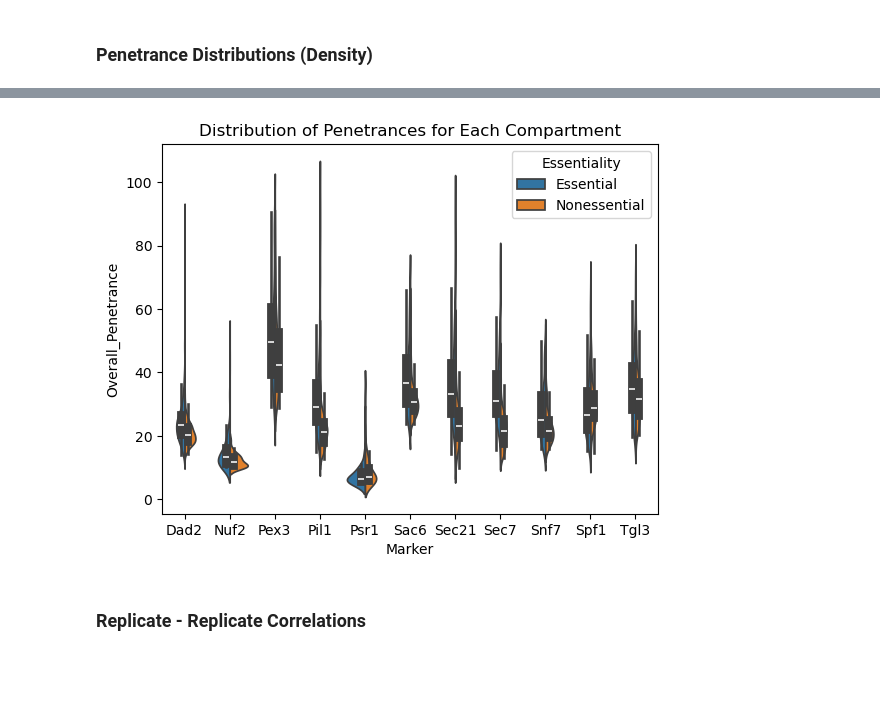
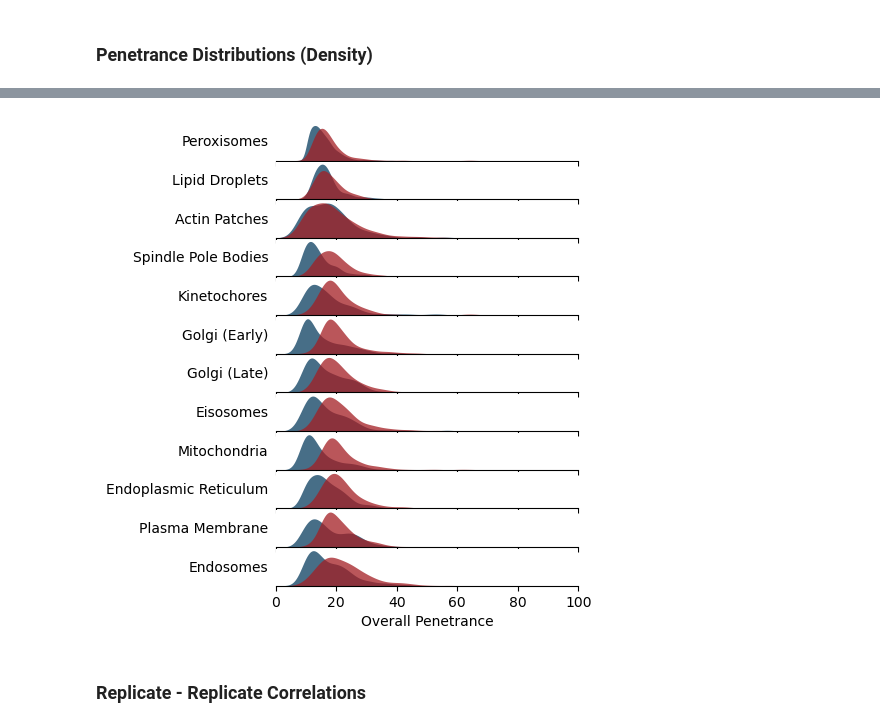
Before and after one commit to arsam-dj/MarkerProject, a Jupyter notebook: 12_make_plots_with_phenotype_data.ipynb, the cells around one changed output, grey strips where cells are left out. Cells and saved outputs as stored; diff of their text form; code cells hidden in the pictures; blank space fills up the shorter version.

```diff
--- a/12_make_plots_with_phenotype_data.ipynb
+++ b/12_make_plots_with_phenotype_data.ipynb
@@ -239,7 +326,7 @@ genes_causing_defects = []
 for marker in markers:
     sheetD_ORFs =  (
         pl
-        .read_excel(f"/home/alex/alex_files/markerproject_redux/strain_filtering/Compartments/filtered_strain_workbooks/{marker}_filtered_strains.xlsx", sheet_name="SheetD")
+        .read_excel(f"/home/alex/alex_files/markerproject_redux/strain_filtering/{phenotype_set}/filtered_strain_workbooks/{marker}_filtered_strains.xlsx", sheet_name="SheetD")
         .with_columns(
             (
                 pl
@@ -251,6 +338,7 @@ for marker in markers:
         .select(["Essentiality", "Overall_Penetrance"])
     )
     genes_causing_defects.append(sheetD_ORFs)
+
 genes_causing_defects = (
     pl
     .concat(genes_causing_defects, how="vertical")
@@ -258,6 +346,19 @@ genes_causing_defects = (
     .to_pandas()
     )
 
-plt.figure(figsize=(8,6))
-sns.kdeplot(data = genes_causing_defects, x = 'Overall_Penetrance', hue = 'Essentiality', linewidth = 2, fill = True,  legend = True)
+plt.figure(figsize=(5,2))
+sns.kdeplot(
+    data = genes_causing_defects,
+    x = "Overall_Penetrance",
+    hue = "Essentiality",
+    linewidth = 0,
+    fill = True,
+    alpha=0.75,
+    palette={"Nonessential": "#093D5F",
+             "Essential": "#A31E23"},
+    legend = True)
+
+plt.savefig("/mnt/c/Users/peree/OneDrive/Desktop/penetrance_density.pdf", format="pdf",  bbox_inches="tight")
+plt.show()
+plt.close()
 # %% [output]
@@ -268,37 +368,109 @@ sns.kdeplot(data = genes_causing_defects, x = 'Overall_Penetrance', hue = 'Essen
 # %%
 ## Read data
 marker_dfs = []
 for marker in markers:
     #renamed_marker = {col: f"{marker}_{col}" for col in pen_cols_to_select}
     marker_df = (
         pl
         .read_excel(f"/home/alex/alex_files/markerproject_redux/strain_filtering/{phenotype_set}/filtered_strain_workbooks/{marker}_filtered_strains.xlsx", sheet_name="SheetD")
         .with_columns(
             (pl.lit(marker).alias("Marker")),
             (
                 pl
                 .when(pl.col("Strain_ID").str.contains("tsa"))
                 .then(pl.lit("Essential"))
                 .otherwise(pl.lit("Nonessential"))
             ).alias("Essentiality"),
             (pl.col("Overall_Penetrance") * 100)
             )
         .select(["Marker", "ORF", "Strain_ID", "Essentiality"] + [pen_col_to_select])
         .filter(~pl.col("ORF").is_in(["YOR202W", "YMR271C"]))
         .drop("ORF")
         )
     marker_dfs.append(marker_df)
 
 combined_df = pl.concat(marker_dfs, how="vertical")
 
+markers_order = (
+    combined_df
+    .group_by(["Marker"])
+    .agg(pl.col("Overall_Penetrance").median().alias("Median_Penetrance"))
+    .sort("Median_Penetrance", descending=False)
+)["Marker"].to_list()
 
-# Plot
-sns.violinplot(x="Marker", y="Overall_Penetrance", hue="Essentiality", data=combined_df, split=True)
-plt.title("Distribution of Penetrances for Each Compartment")
+df = combined_df.to_pandas()
+
+# --- figure with 2 columns: labels | plots ---
+fig = plt.figure(figsize=(4, 6))
+gs = gridspec.GridSpec(
+    nrows=len(markers_order),
+    ncols=2,
+    width_ratios=[0, 1],   # label column is narrow
+    hspace=0.05,
+    wspace=0.05
+)
+
+axes_plot = []
+
+for i, marker in enumerate(markers_order):
+
+    sub = df[df.Marker == marker]
+
+    # --- label axis (left column) ---
+    ax_label = fig.add_subplot(gs[i, 0])
+    ax_label.text(
+        1, 0.5,
+        label_maps.get(marker, marker),
+        ha="right",
+        va="center"
+    )
+    ax_label.axis("off")
+
+    # --- plot axis (right column) ---
+    ax = fig.add_subplot(gs[i, 1], sharex=axes_plot[0] if axes_plot else None)
+
+    sns.kdeplot(
+        data=sub[sub.Essentiality == "Nonessential"],
+        x="Overall_Penetrance",
+        fill=True,
+        linewidth=0,
+        alpha=0.75,
+        color="#093D5F",
+        ax=ax
+    )
+
+    sns.kdeplot(
+        data=sub[sub.Essentiality == "Essential"],
+        x="Overall_Penetrance",
+        fill=True,
+        linewidth=0,
+        alpha=0.75,
+        color="#A31E23",
+        ax=ax
+    )
+
+    # clean spines
+    ax.spines["top"].set_visible(False)
+    ax.spines["right"].set_visible(False)
+    ax.spines["left"].set_visible(False)
+
+    # only bottom spine on last plot
+    if i != len(markers_order) - 1:
+        ax.tick_params(axis="x", labelbottom=False)
+
+    ax.set_yticks([])
+    ax.set_ylabel("")
+
+    axes_plot.append(ax)
+
+# shared x formatting
+axes_plot[-1].set_xlim(0, 100)
+axes_plot[-1].set_xlabel("Overall Penetrance")
+plt.savefig("/mnt/c/Users/peree/OneDrive/Desktop/penetrance_distributions.pdf", bbox_inches="tight")
 plt.show()
 plt.close()
 # %% [output]
-[figure, old version]
+[figure, new version]
 # %% [markdown]
 ### Replicate - Replicate Correlations
 # %%
```
Also changed, not shown: parts of 16 cells of this notebook.
